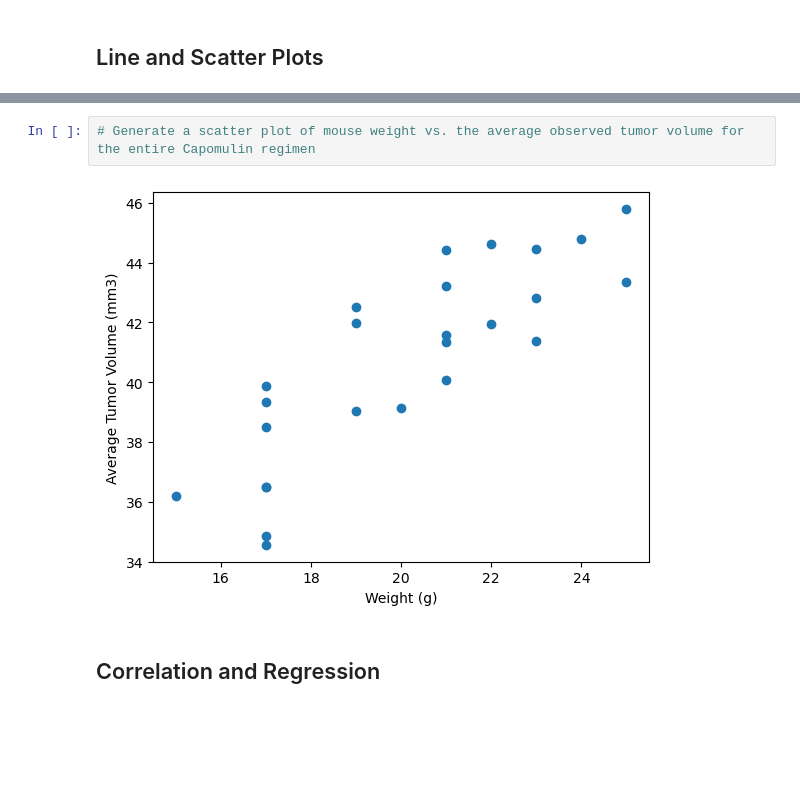
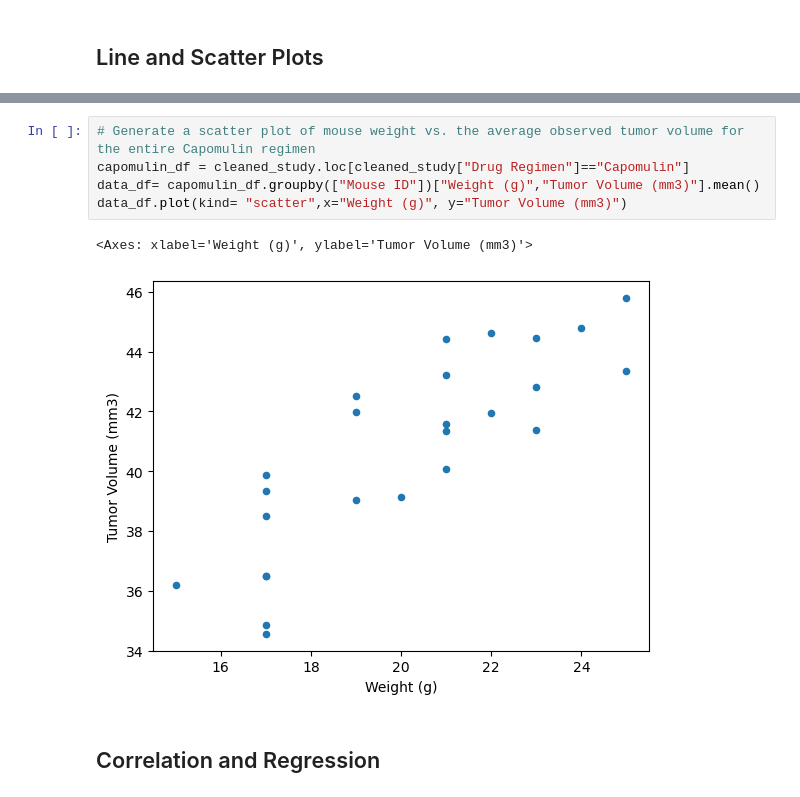
Before and after one commit to Andreanimako/Data-visuallisation-challenge, a Jupyter notebook: pymaceuticals_starter.ipynb, the cells around one changed output, grey strips where cells are left out. Saved outputs shown, nothing was run; the diff lists cells and outputs as text; blank space fills up the shorter version.

```diff
--- a/pymaceuticals_starter.ipynb
+++ b/pymaceuticals_starter.ipynb
@@ -227,7 +265,11 @@ Ceftamin's potential outliers: Series([], Name: Tumor Volume (mm3), dtype: float
 # %%
 # Generate a scatter plot of mouse weight vs. the average observed tumor volume for the entire Capomulin regimen
+capomulin_df = cleaned_study.loc[cleaned_study["Drug Regimen"]=="Capomulin"]
+data_df= capomulin_df.groupby(["Mouse ID"])["Weight (g)","Tumor Volume (mm3)"].mean()
+data_df.plot(kind= "scatter",x="Weight (g)", y="Tumor Volume (mm3)")
 # %% [output]
+<Axes: xlabel='Weight (g)', ylabel='Tumor Volume (mm3)'>
-[figure, old version]
+[figure, new version]
 # %% [markdown]
 ## Correlation and Regression
 # %%
```
Also changed, not shown: parts of 4 cells of this notebook.
